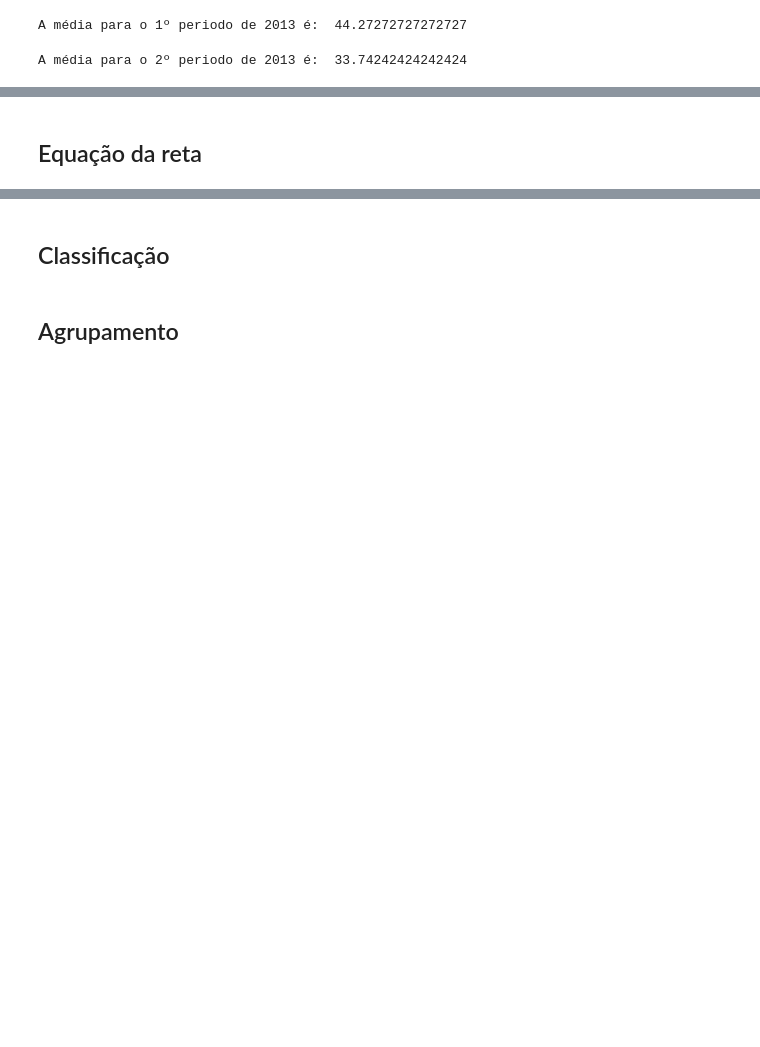
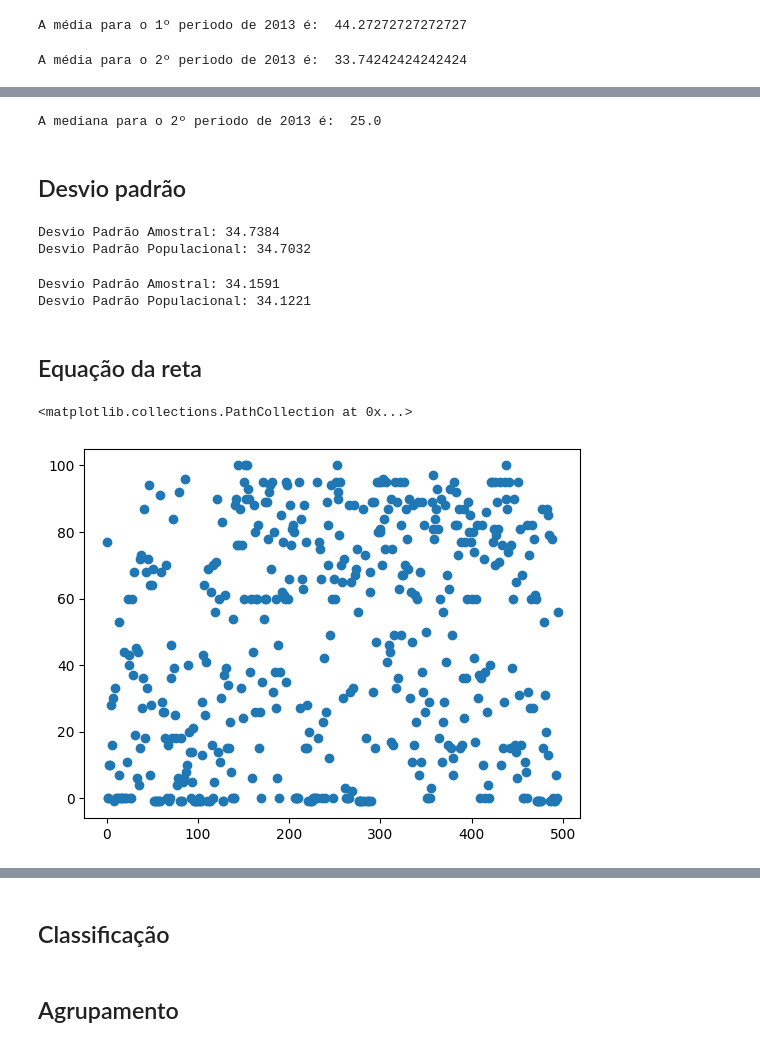
Before and after one commit to aleder-linm/trabalho-rp-dados-disciplinas, a Jupyter notebook: main.ipynb, the cells around one changed output, grey strips where cells are left out. Cells and saved outputs as stored; diff of their text form; code cells hidden in the pictures; blank space fills up the shorter version.

```diff
--- a/main.ipynb
+++ b/main.ipynb
@@ -214,2 +222,39 @@ A média para o 2º periodo de 2013 é:  33.74242424242424
+# %%
+mediana_2013_2 = df_2013_2['MEDIA_FINAL'].median()
+
+print('A mediana para o 2º periodo de 2013 é: ', mediana_2013_2)
+# %% [output]
+A mediana para o 2º periodo de 2013 é:  25.0
+# %% [markdown]
+## Desvio padrão
+# %%
+std_amostral_2013_1 = df_2013_1['MEDIA_FINAL'].std()
+std_populacional_2013_1 = df_2013_1['MEDIA_FINAL'].std(ddof=0)
+
+print(f"Desvio Padrão Amostral: {std_amostral_2013_1:.4f}")
+print(f"Desvio Padrão Populacional: {std_populacional_2013_1:.4f}")
+# %% [output]
+Desvio Padrão Amostral: 34.7384
+Desvio Padrão Populacional: 34.7032
+# %%
+std_amostral_2013_2 = df_2013_2['MEDIA_FINAL'].std()
+std_populacional_2013_2 = df_2013_2['MEDIA_FINAL'].std(ddof=0)
+
+print(f"Desvio Padrão Amostral: {std_amostral_2013_2:.4f}")
+print(f"Desvio Padrão Populacional: {std_populacional_2013_2:.4f}")
+# %% [output]
+Desvio Padrão Amostral: 34.1591
+Desvio Padrão Populacional: 34.1221
 # %% [markdown]
 ## Equação da reta
+# %%
+y_2013_1 = df_2013_1['MEDIA_FINAL']
+
+x_2013_1 = []
+for i in range(len(df_2013_1['MEDIA_FINAL'])):
+    x_2013_1.append(i)
+
+plt.scatter(x_2013_1, y_2013_1)
+# %% [output]
+<matplotlib.collections.PathCollection at 0x...>
+[figure, added]
```
Also changed, not shown: parts of 4 cells of this notebook.
